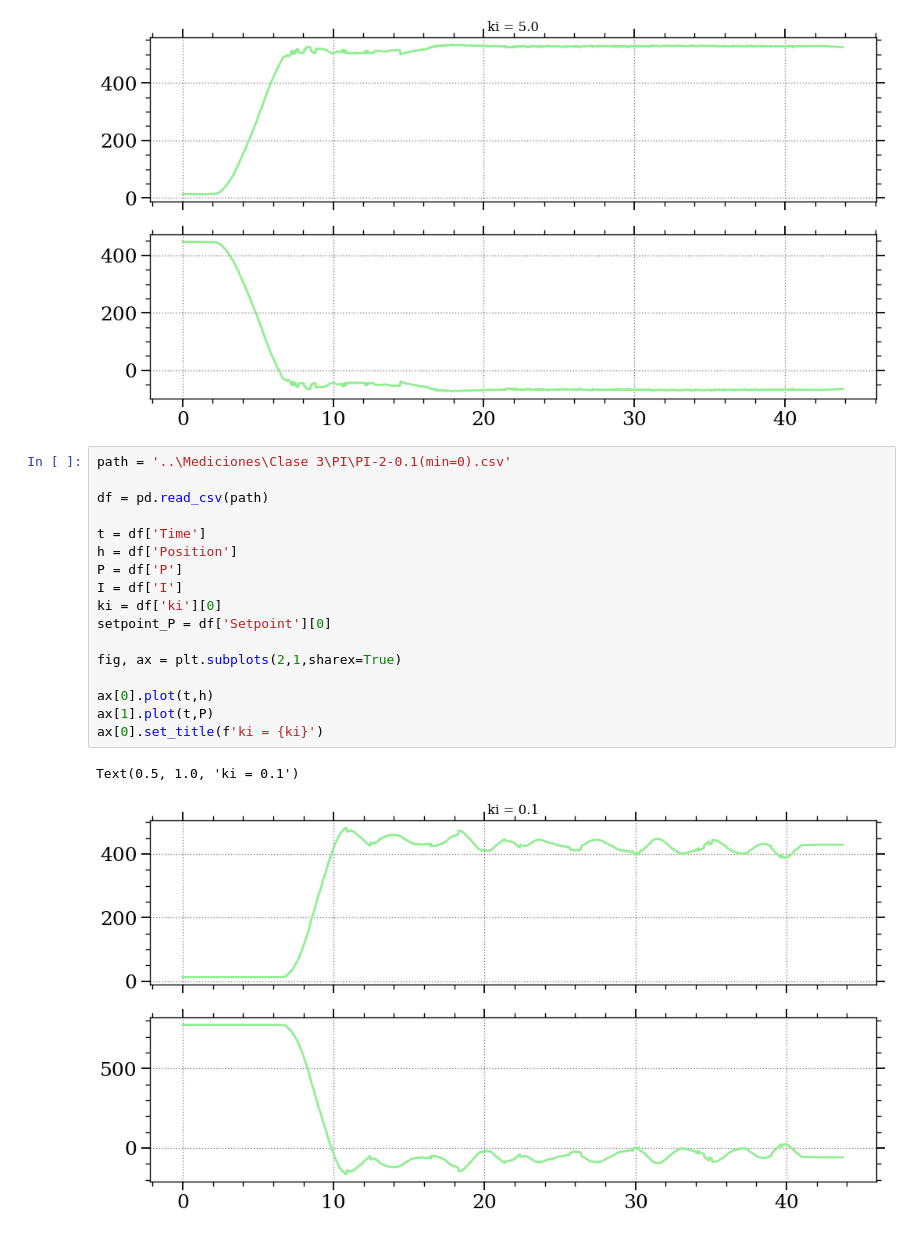
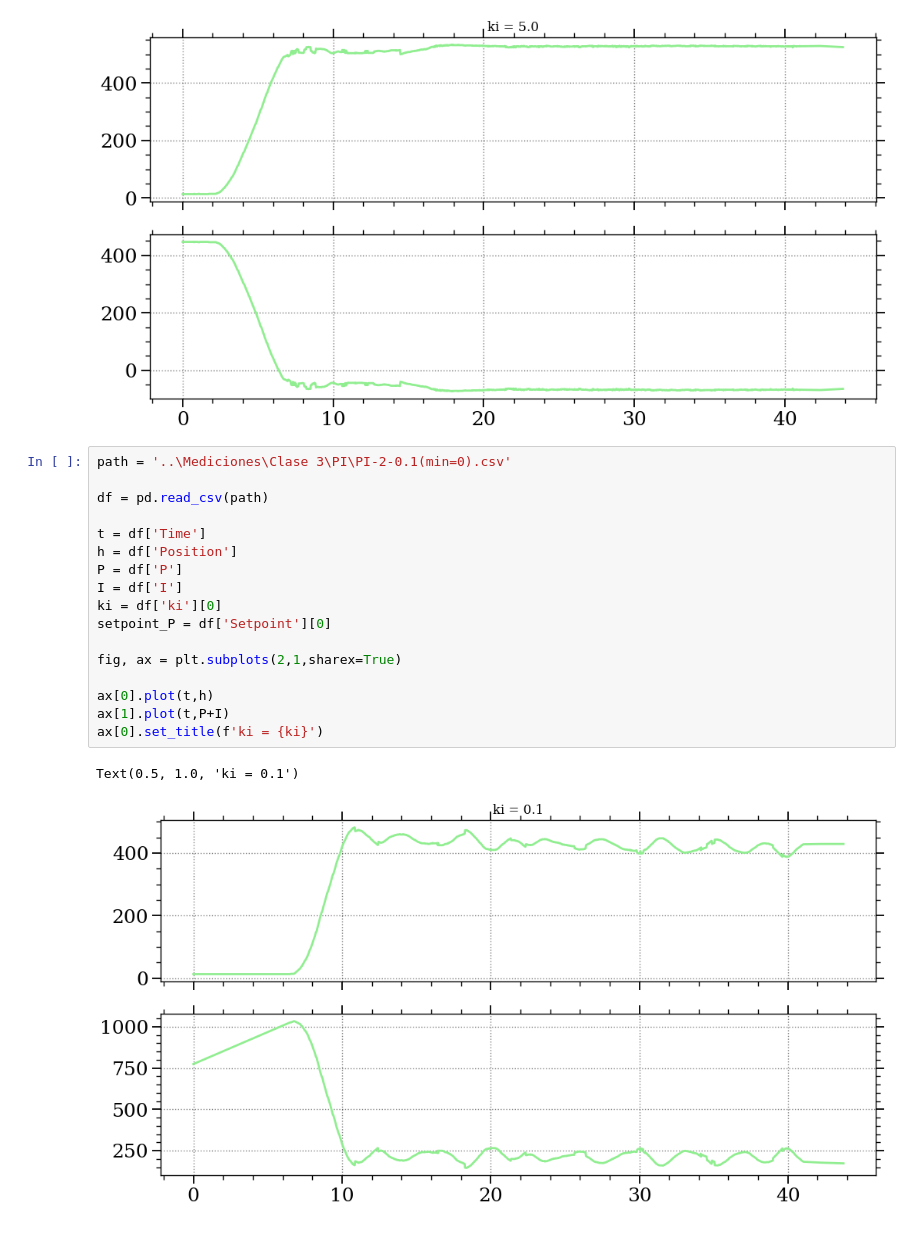
Before and after one commit to Martin-Palomeque/PID, a Jupyter notebook: Entregas/Graficos_PI.ipynb, the cells around one changed output. Cells and saved outputs as stored; diff of their text form.

```diff
--- a/Entregas/Graficos_PI.ipynb
+++ b/Entregas/Graficos_PI.ipynb
@@ -205,23 +205,23 @@ Text(0.5, 1.0, 'ki = 5.0')
 # %%
 path = '..\Mediciones\Clase 3\PI\PI-2-0.1(min=0).csv'
 
 df = pd.read_csv(path)
 
 t = df['Time']
 h = df['Position']
 P = df['P']
 I = df['I']
 ki = df['ki'][0]
 setpoint_P = df['Setpoint'][0]
 
 fig, ax = plt.subplots(2,1,sharex=True)
 
 ax[0].plot(t,h)
-ax[1].plot(t,P)
+ax[1].plot(t,P+I)
 ax[0].set_title(f'ki = {ki}')
 # %% [output]
 Text(0.5, 1.0, 'ki = 0.1')
-[figure, old version]
+[figure, new version]
 # %%
 path = '..\Mediciones\Clase 3\PI\PI-2-0.1(min=0)2.csv'
 
```
Also changed, not shown: parts of 8 cells of this notebook.
